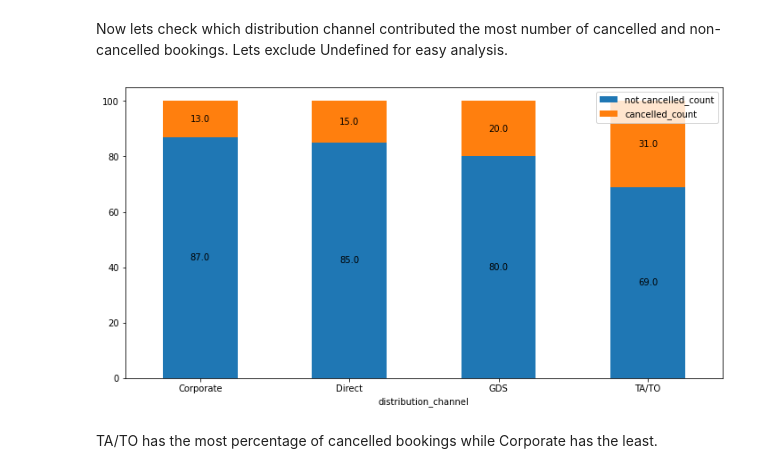
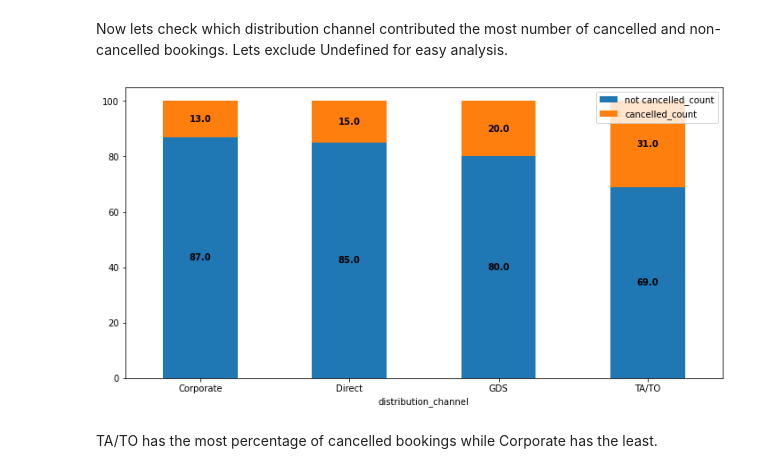
Before and after one commit to connect-midhunr/eda-hotel-booking, a Jupyter notebook: EDA_Hotel_Booking_Analysis_Capstone_Project.ipynb, the cells around one changed output. Drawn from its saved outputs; the diff is of its cells as text; code cells hidden in the pictures.

```diff
--- a/EDA_Hotel_Booking_Analysis_Capstone_Project.ipynb
+++ b/EDA_Hotel_Booking_Analysis_Capstone_Project.ipynb
@@ -437,6 +559,8 @@ We can see that around one-fourth of the total bookings get cancelled.
 # %%
 # define a function to plot a stacked bar to show percentage of a feature in a grouped parameter
-def stacked_bar_chart_with_percentage(df, pri_column_label, sec_column_label):
+# so that it can be used in the later stages also
+
+def get_percentage_of_unique_values(df, pri_column_label, sec_column_label):
   # finding unique values in secondary column for grouping
   values = df[sec_column_label].unique()
 
@@ -456,8 +580,14 @@ def stacked_bar_chart_with_percentage(df, pri_column_label, sec_column_label):
     df_merged[f'{value}_count'] = round(df_merged[f'{value}_count'] / df_merged['total_count'] * 100)
   df_merged.drop('total_count', axis=1, inplace=True)
 
-  # plotting a stacked bar graph to represent the % of unique values in secondary column
-  # segmented by each unique value in primary column
+  return df_merged
+
+# plotting a stacked bar graph to represent the % of unique values in secondary column
+# segmented by each unique value in primary column
+def stacked_bar_graph_with_percentage(df, pri_column_label, sec_column_label):
+   # computing the percentage of unique values in secondary column contributed by each unique value in primary column
+  df_merged = get_percentage_of_unique_values(df, pri_column_label, sec_column_label)
+
   ax = df_merged.plot(x=pri_column_label, kind='bar', stacked=True, figsize=(12,6))
   for bar in ax.patches:
     height = bar.get_height()
@@ -468,6 +598,6 @@ def stacked_bar_chart_with_percentage(df, pri_column_label, sec_column_label):
     label_x = x + width / 2
     label_y = y + height / 2
     ax.text(label_x, label_y, label_text, ha='center',
-            va='center')
+            va='center', fontweight='bold')
   plt.xticks(rotation='horizontal')
   plt.show()
@@ -543,9 +653,9 @@ Now lets check which distribution channel contributed the most number of cancell
 # %%
 # plot a stacked bar graph to represent the % of cancelled and non-cancelled
 # bookings in each distribution channel
-stacked_bar_chart_with_percentage(hotel_df[hotel_df['distribution_channel'] != 'Undefined'], 'distribution_channel', 'is_canceled')
+stacked_bar_graph_with_percentage(hotel_df[hotel_df['distribution_channel'] != 'Undefined'], 'distribution_channel', 'is_canceled')
 # %% [output]
-[figure, old version]
+[figure, new version]
 # %% [markdown]
 TA/TO has the most percentage of cancelled bookings while Corporate has the least.
 # %% [markdown]
```
Also changed, not shown: parts of 30 cells of this notebook.
